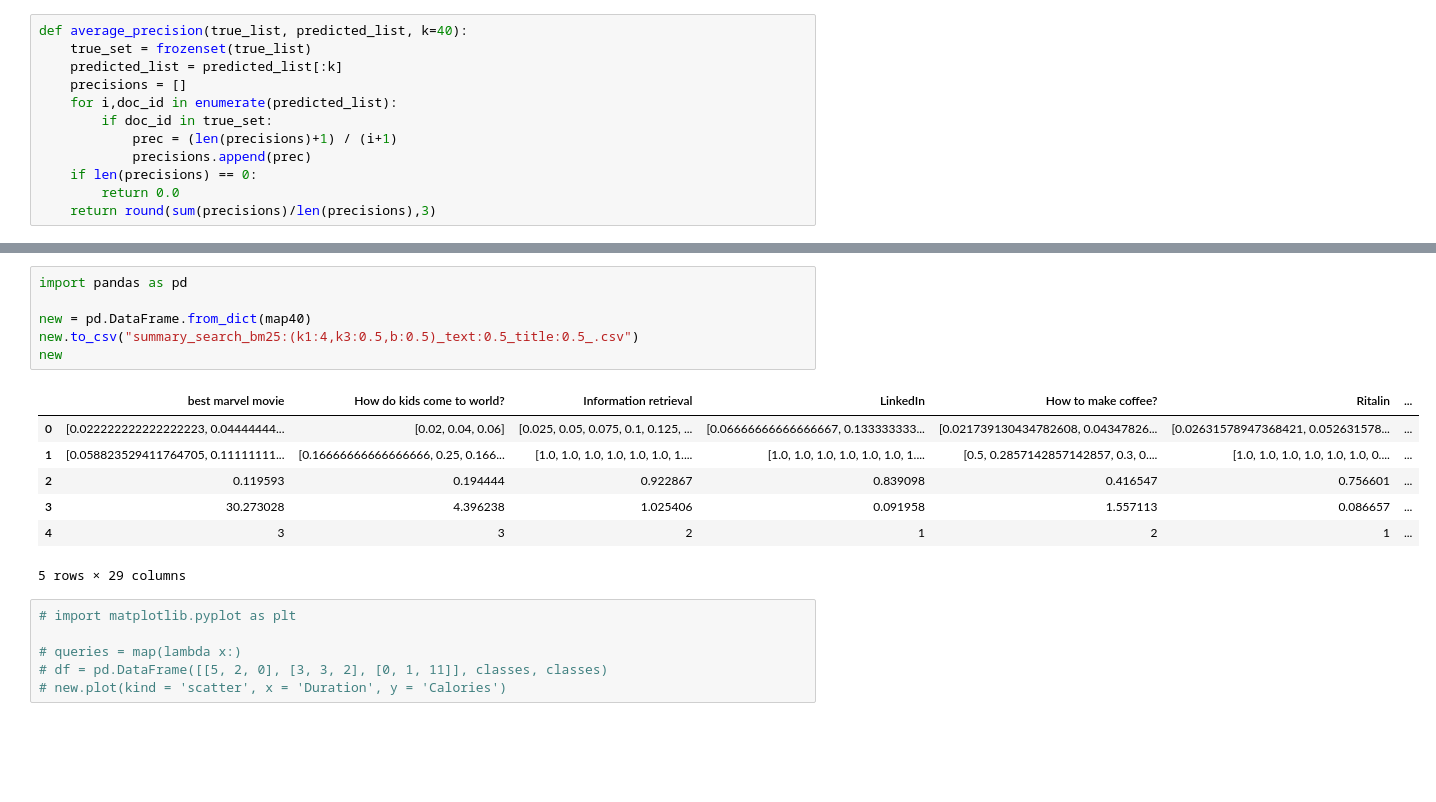
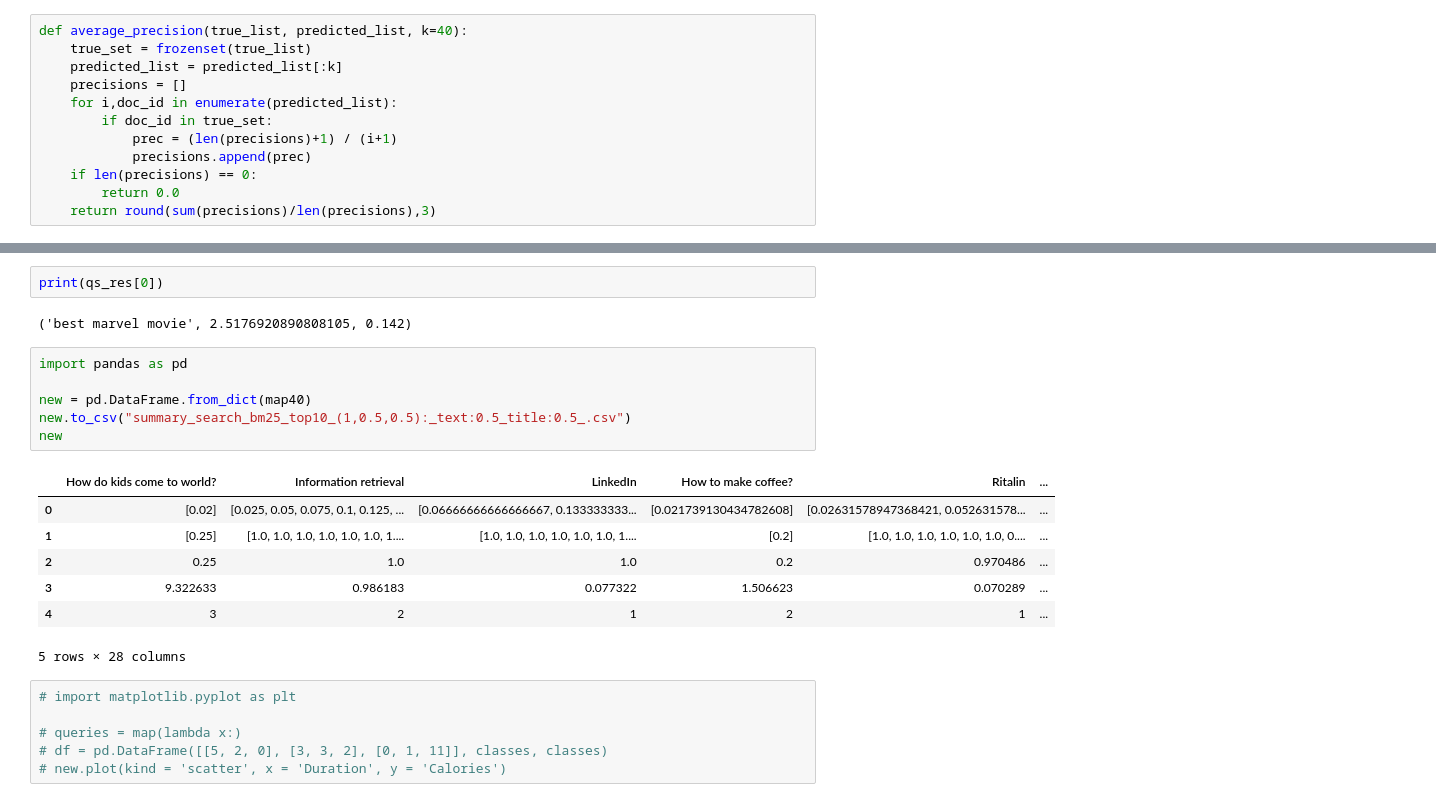
Before and after one commit to noam1368/IRProject, a Jupyter notebook: run_frontend_in_colab.ipynb, the cells around one changed output, grey strips where cells are left out. Cells and saved outputs as stored; diff of their text form; blank space fills up the shorter version.

```diff
--- a/run_frontend_in_colab.ipynb
+++ b/run_frontend_in_colab.ipynb
@@ -265,17 +266,21 @@ AVG MAP40:  (0.46398980867434253, 2.6158605361806937)
+# %%
+print(qs_res[0])
+# %% [output]
+('best marvel movie', 2.5176920890808105, 0.142)
 # %%
 import pandas as pd
 
 new = pd.DataFrame.from_dict(map40)
-new.to_csv("summary_search_bm25:(k1:4,k3:0.5,b:0.5)_text:0.5_title:0.5_.csv")
+new.to_csv("summary_search_bm25_top10_(1,0.5,0.5):_text:0.5_title:0.5_.csv")
 new
 # %% [output]
-|  | best marvel movie | How do kids come to world? | Information retrieval | LinkedIn | How to make coffee? | Ritalin | ... |
-| 0 | [0.022222222222222223, 0.04444444... | [0.02, 0.04, 0.06] | [0.025, 0.05, 0.075, 0.1, 0.125, ... | [0.06666666666666667, 0.133333333... | [0.021739130434782608, 0.04347826... | [0.02631578947368421, 0.052631578... | ... |
-| 1 | [0.058823529411764705, 0.11111111... | [0.16666666666666666, 0.25, 0.166... | [1.0, 1.0, 1.0, 1.0, 1.0, 1.0, 1.... | [1.0, 1.0, 1.0, 1.0, 1.0, 1.0, 1.... | [0.5, 0.2857142857142857, 0.3, 0.... | [1.0, 1.0, 1.0, 1.0, 1.0, 1.0, 0.... | ... |
-| 2 | 0.119593 | 0.194444 | 0.922867 | 0.839098 | 0.416547 | 0.756601 | ... |
-| 3 | 30.273028 | 4.396238 | 1.025406 | 0.091958 | 1.557113 | 0.086657 | ... |
-| 4 | 3 | 3 | 2 | 1 | 2 | 1 | ... |
+|  | How do kids come to world? | Information retrieval | LinkedIn | How to make coffee? | Ritalin | ... |
+| 0 | [0.02] | [0.025, 0.05, 0.075, 0.1, 0.125, ... | [0.06666666666666667, 0.133333333... | [0.021739130434782608] | [0.02631578947368421, 0.052631578... | ... |
+| 1 | [0.25] | [1.0, 1.0, 1.0, 1.0, 1.0, 1.0, 1.... | [1.0, 1.0, 1.0, 1.0, 1.0, 1.0, 1.... | [0.2] | [1.0, 1.0, 1.0, 1.0, 1.0, 1.0, 0.... | ... |
+| 2 | 0.25 | 1.0 | 1.0 | 0.2 | 0.970486 | ... |
+| 3 | 9.322633 | 0.986183 | 0.077322 | 1.506623 | 0.070289 | ... |
+| 4 | 3 | 2 | 1 | 2 | 1 | ... |
-5 rows × 29 columns
+5 rows × 28 columns
 # %%
 # import matplotlib.pyplot as plt
 
```
Also changed, not shown: parts of 5 cells of this notebook, 1 other file.
